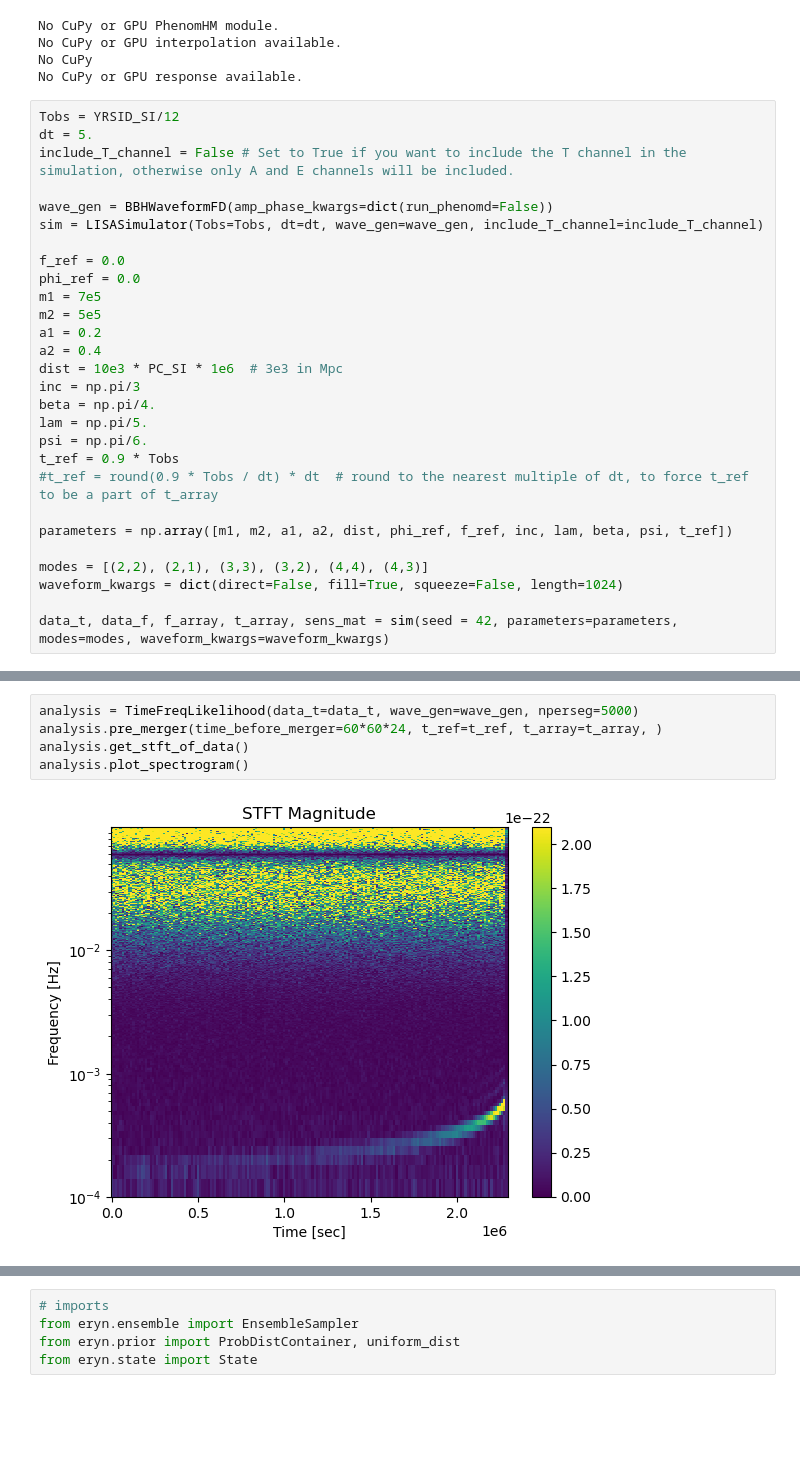
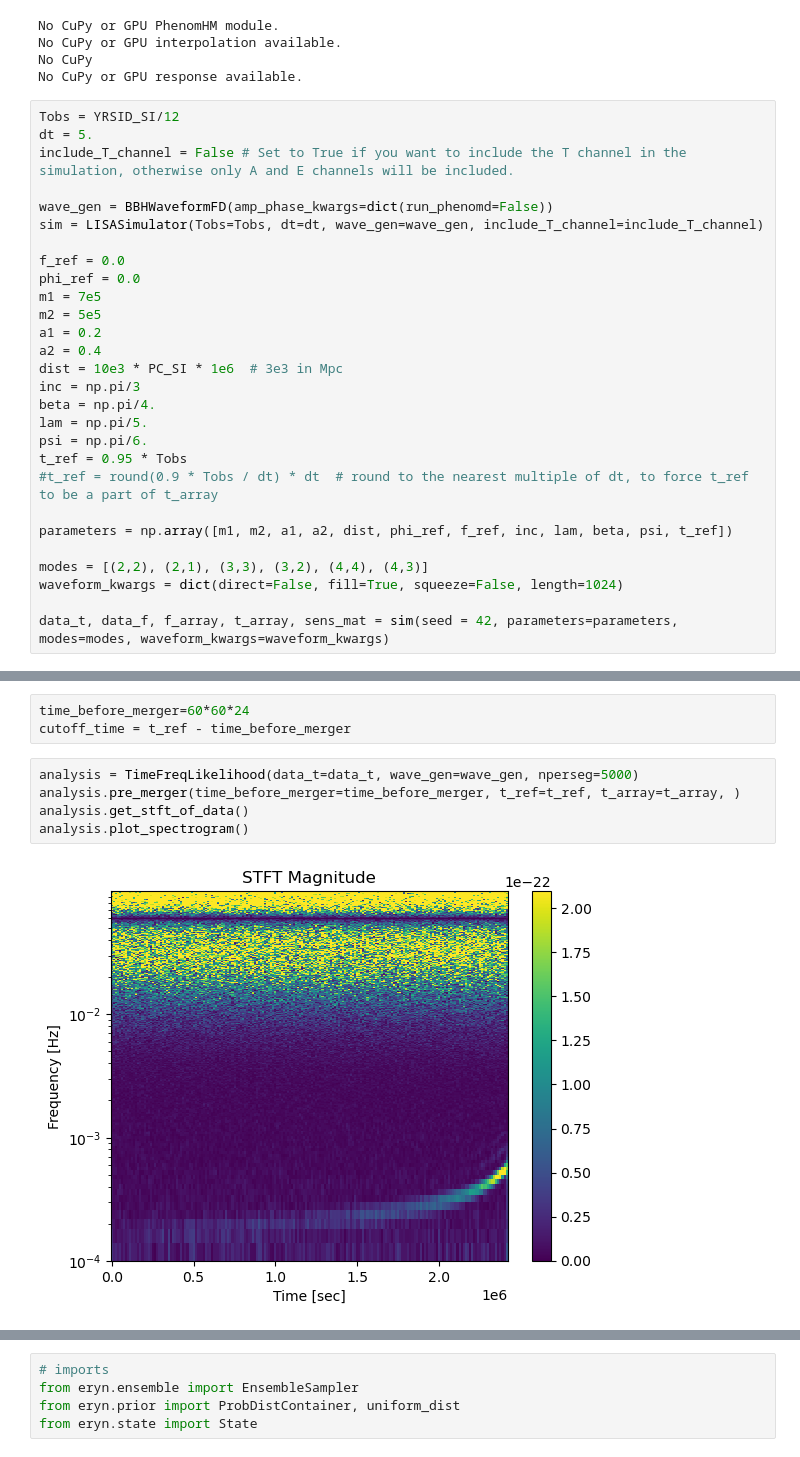
Before and after one commit to manishprasad0/LISA_Master_Thesis, a Jupyter notebook: time_freq_mcmc.ipynb, the cells around one changed output, grey strips where cells are left out. Drawn from its saved outputs; the diff is of its cells as text; blank space fills up the shorter version.

```diff
--- a/time_freq_mcmc.ipynb
+++ b/time_freq_mcmc.ipynb
@@ -44,7 +44,7 @@ inc = np.pi/3
 beta = np.pi/4.
 lam = np.pi/5.
 psi = np.pi/6.
-t_ref = 0.9 * Tobs
+t_ref = 0.95 * Tobs
 #t_ref = round(0.9 * Tobs / dt) * dt  # round to the nearest multiple of dt, to force t_ref to be a part of t_array
 
 parameters = np.array([m1, m2, a1, a2, dist, phi_ref, f_ref, inc, lam, beta, psi, t_ref])
@@ -92,9 +92,12 @@ np.float64(2.6020852139652106e-13)
+# %%
+time_before_merger=60*60*24
+cutoff_time = t_ref - time_before_merger
 # %%
 analysis = TimeFreqLikelihood(data_t=data_t, wave_gen=wave_gen, nperseg=5000)
-analysis.pre_merger(time_before_merger=60*60*24, t_ref=t_ref, t_array=t_array, )
+analysis.pre_merger(time_before_merger=time_before_merger, t_ref=t_ref, t_array=t_array, )
 analysis.get_stft_of_data()
 analysis.plot_spectrogram()
 # %% [output]
-[figure, old version]
+[figure, new version]
 # %%
 print("Best likelihood (true parameters)= ", analysis.calculate_time_frequency_likelihood(
```
Also changed, not shown: parts of 12 cells of this notebook.
